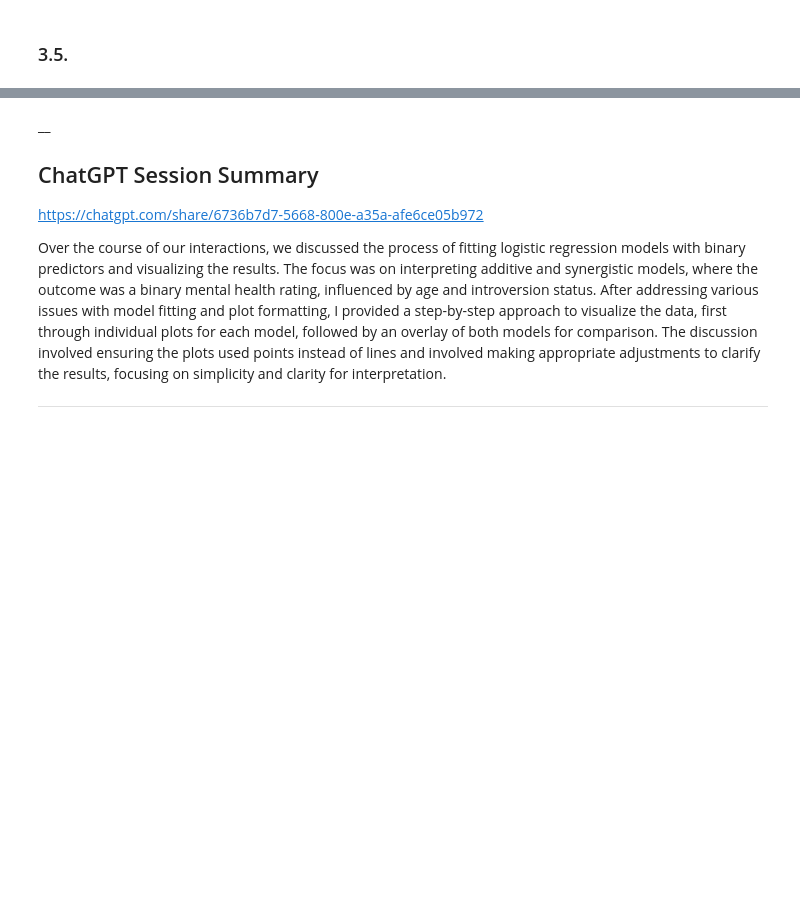
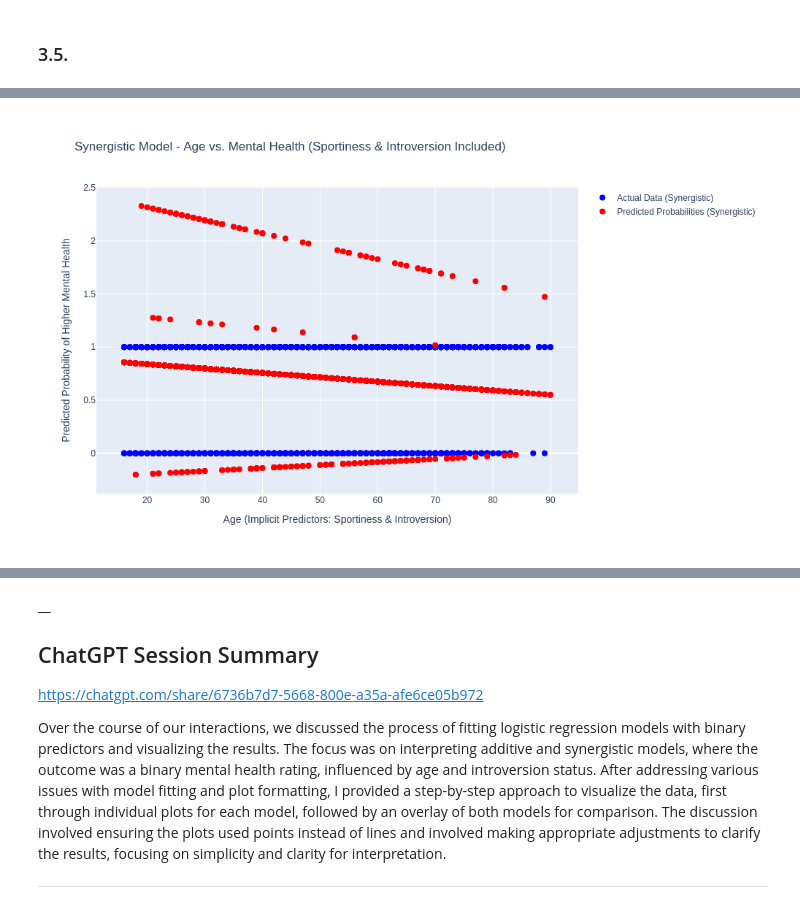
Before and after one commit to andrewpols/sta130, a Jupyter notebook: hw/HW07.ipynb, the cells around one changed output, grey strips where cells are left out. Drawn from its saved outputs; the diff is of its cells as text; code cells hidden in the pictures; blank space fills up the shorter version.

```diff
--- a/hw/HW07.ipynb
+++ b/hw/HW07.ipynb
@@ -332,26 +371,26 @@ In the synergistic model, we obtain the following results:
 # %%
-import plotly.graph_objects as go
-
-# Additive model plot
-fig_additive = go.Figure()
+# Synergistic model plot
+fig_synergistic = go.Figure()
 
 # Plot the data points for the outcome (1s and 0s)
-fig_additive.add_trace(go.Scatter(x=data['DEMO_age'], y=data['WELLNESS_self_rated_mental_health_binary'],
-                                 mode='markers', name='Actual Data (Additive)',
-                                 marker=dict(color='blue', size=8)))
+fig_synergistic.add_trace(go.Scatter(x=data['DEMO_age'], y=data['WELLNESS_self_rated_mental_health_binary'],
+                                    mode='markers', name='Actual Data (Synergistic)',
+                                    marker=dict(color='blue', size=8)))
 
-# Add predicted probabilities for the additive model
-fig_additive.add_trace(go.Scatter(x=data['DEMO_age'], y=model_additive.fittedvalues,
-                                 mode='markers', name='Predicted Probabilities (Additive)',
-                                 marker=dict(color='green', size=8)))
+# Add predicted probabilities for the synergistic model
+fig_synergistic.add_trace(go.Scatter(x=data['DEMO_age'], y=model_synergistic.fittedvalues,
+                                    mode='markers', name='Predicted Probabilities (Synergistic)',
+                                    marker=dict(color='red', size=8)))
 
 # Add titles and axis labels
-fig_additive.update_layout(
-    title="Additive Model - Age vs. Mental Health",
-    xaxis_title="Age",
+fig_synergistic.update_layout(
+    title="Synergistic Model - Age vs. Mental Health (Sportiness & Introversion Included)",
+    xaxis_title="Age (Implicit Predictors: Sportiness & Introversion)",
     yaxis_title="Predicted Probability of Higher Mental Health",
-    showlegend=True
+    showlegend=True,
+    width=1000,
+    height=600
 )
 
-fig_additive.show()
+fig_synergistic.show(renderer='png')
 # %% [output]
@@ -359 +397,2 @@ fig_additive.show()
+[figure, added]
 # %%
```
Also changed, not shown: parts of 43 cells of this notebook, 1 other file.
